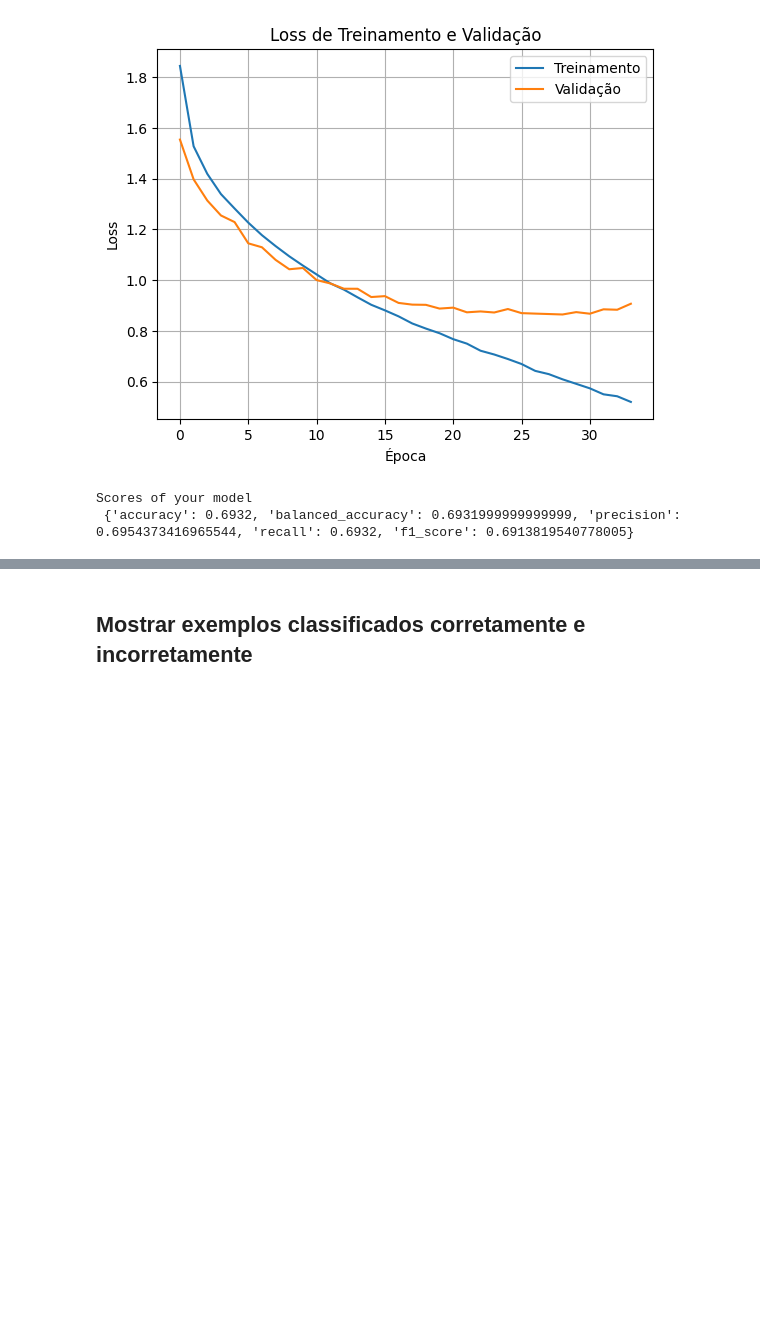
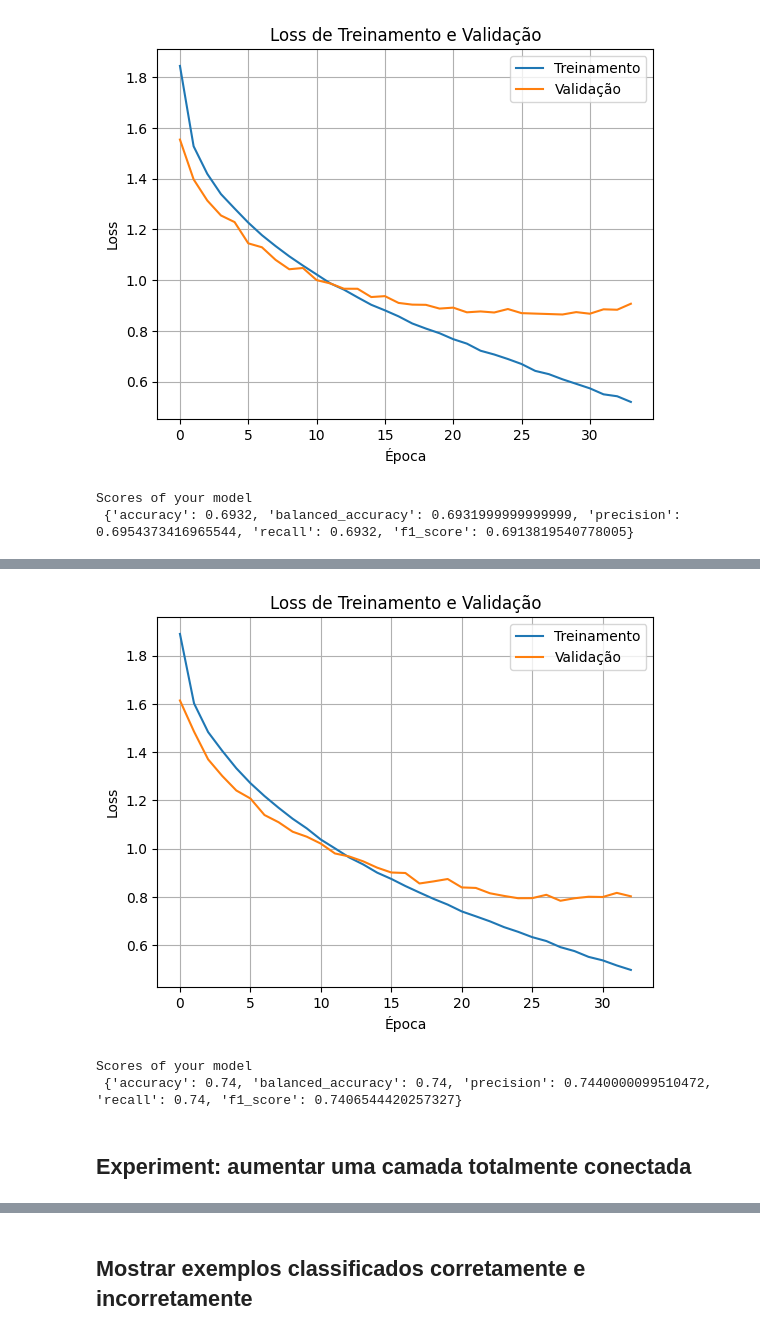
Before and after one commit to JVMergulho/redes_neurais, a Jupyter notebook: miniprojeto1/CNN/CIFAR10_with_CNNs.ipynb, the cells around one changed output, grey strips where cells are left out. Cells and saved outputs as stored; diff of their text form; code cells hidden in the pictures; blank space fills up the shorter version.

Commit message:
Add a conv layer

```diff
--- a/miniprojeto1/CNN/CIFAR10_with_CNNs.ipynb
+++ b/miniprojeto1/CNN/CIFAR10_with_CNNs.ipynb
@@ -519,0 +515,39 @@ Scores of your model
+# %%
+learning_rate = 0.0001
+num_epochs = 50
+batch_size = 32
+patience = 5
+
+train_loader, val_loader, test_loader = makeLoaders(batch_size)
+# %%
+config3 = {
+    'conv_layers': [
+        (32, 3, 1, 1),
+        (64, 3, 1, 1),
+        (120, 3, 1, 1)
+    ],
+    'pool_kernel_size': 2,
+    'pool_stride': 2,
+    'fc_layers': [
+        (120, 0.2),
+        (84, 0.2)
+    ],
+    'output_size': 10
+}
+
+device = torch.device("cuda" if torch.cuda.is_available() else "cpu")
+
+# Criando o modelo
+model_3_conv_layers = FlexibleCNN(config3).to(device)
+
+optimizer = optim.Adam(model_3_conv_layers.parameters(), lr=learning_rate)
+criterion = nn.CrossEntropyLoss()
+# %%
+trained_CNN, train_losses, val_losses = train_model(model_3_conv_layers,
+                                                    train_loader,
+                                                    val_loader,
+                                                    criterion,
+                                                    optimizer,
+                                                    device,
+                                                    num_epochs,
+                                                    patience)
@@ -519,0 +568,14 @@ Scores of your model
+# %%
+plotLoss(train_losses, val_losses)
+# %% [output]
+[figure, added]
+# %%
+labels, predictions = makePredictions(model_3_conv_layers, test_loader)
+
+scores = get_scores(labels, predictions)
+print("Scores of your model\n", scores)
+# %% [output]
+Scores of your model
+ {'accuracy': 0.74, 'balanced_accuracy': 0.74, 'precision': 0.7440000099510472, 'recall': 0.74, 'f1_score': 0.7406544420257327}
+# %% [markdown]
+## Experiment: aumentar uma camada totalmente conectada
```
Also changed, not shown: parts of 8 cells of this notebook.
